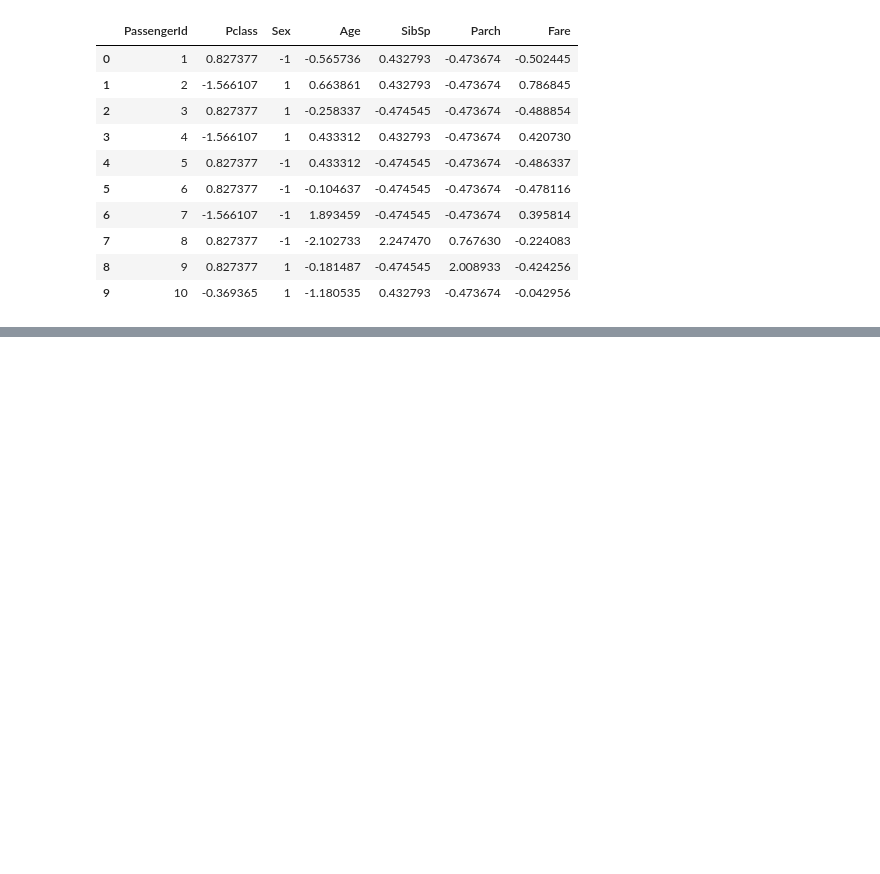
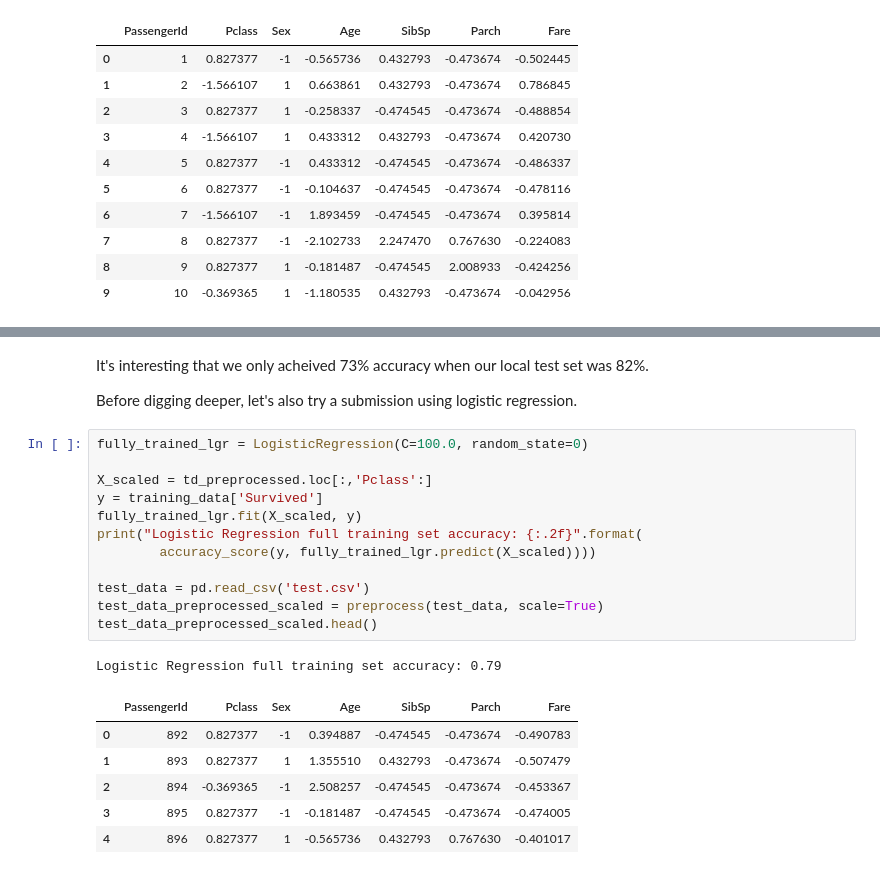
Before and after one commit to krosaen/ml-study, a Jupyter notebook: kaggle/titanic/titanic.ipynb, the cells around one changed output, grey strips where cells are left out. Cells and saved outputs as stored; diff of their text form; blank space fills up the shorter version.

```diff
--- a/kaggle/titanic/titanic.ipynb
+++ b/kaggle/titanic/titanic.ipynb
@@ -266,0 +268,24 @@ submission_df.head()
+# %% [markdown]
+It's interesting that we only acheived 73% accuracy when our local test set was 82%.
+
+Before digging deeper, let's also try a submission using logistic regression.
+# %%
+fully_trained_lgr = LogisticRegression(C=100.0, random_state=0)
+
+X_scaled = td_preprocessed.loc[:,'Pclass':]
+y = training_data['Survived']
+fully_trained_lgr.fit(X_scaled, y)
+print("Logistic Regression full training set accuracy: {:.2f}".format(
+        accuracy_score(y, fully_trained_lgr.predict(X_scaled))))
+
+test_data = pd.read_csv('test.csv')
+test_data_preprocessed_scaled = preprocess(test_data, scale=True)
+test_data_preprocessed_scaled.head()
+# %% [output]
+Logistic Regression full training set accuracy: 0.79
+|  | PassengerId | Pclass | Sex | Age | SibSp | Parch | Fare |
+| 0 | 892 | 0.827377 | -1 | 0.394887 | -0.474545 | -0.473674 | -0.490783 |
+| 1 | 893 | 0.827377 | 1 | 1.355510 | 0.432793 | -0.473674 | -0.507479 |
+| 2 | 894 | -0.369365 | -1 | 2.508257 | -0.474545 | -0.473674 | -0.453367 |
+| 3 | 895 | 0.827377 | -1 | -0.181487 | -0.474545 | -0.473674 | -0.474005 |
+| 4 | 896 | 0.827377 | 1 | -0.565736 | 0.432793 | 0.767630 | -0.401017 |
```
Also changed, not shown: parts of 12 cells of this notebook, 3 other files.
